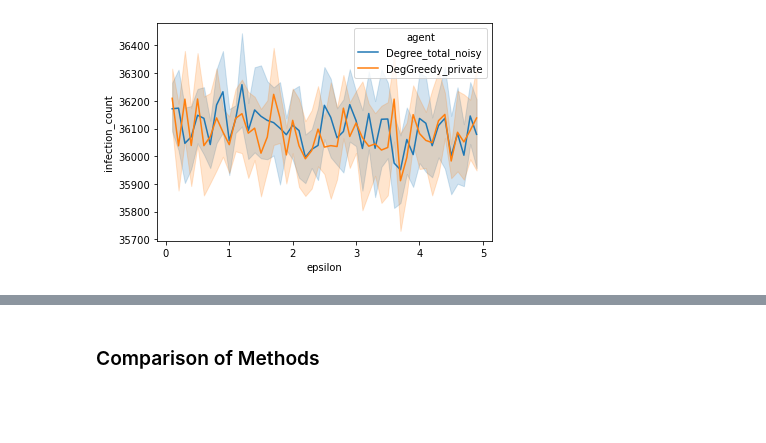
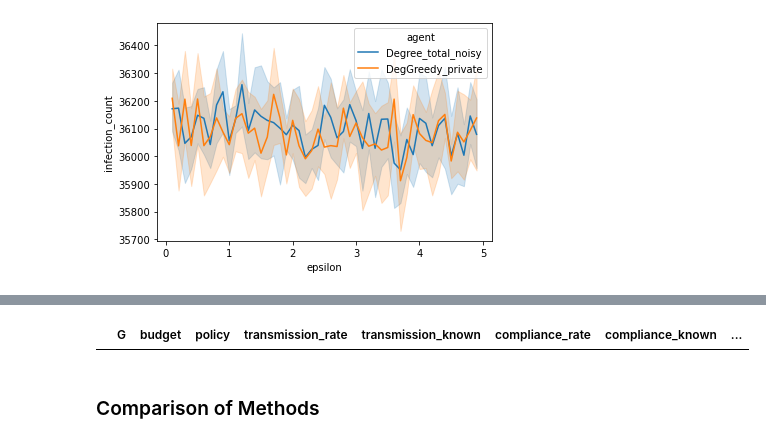
Before and after one commit to gzli929/ContactTracing, a Jupyter notebook: notebooks/experiments_2.ipynb, the cells around one changed output, grey strips where cells are left out. Saved outputs shown, nothing was run; the diff lists cells and outputs as text; code cells hidden in the pictures; blank space fills up the shorter version.

Commit message:
new digital runs

```diff
--- a/notebooks/experiments_2.ipynb
+++ b/notebooks/experiments_2.ipynb
@@ -37,3 +37,7 @@ sns.lineplot(data = df_mont, x = 'epsilon', y = 'infection_count', hue = 'agent'
 # %% [output]
 <AxesSubplot:xlabel='epsilon', ylabel='infection_count'>
 [figure]
+# %%
+df_digital_part1 = pd.read_csv(PROJECT_ROOT / "output" / "run_FSL2A" / "results.csv")
+print(df_digital_part1["agent"])
+df_digital_part1 = df_digital_part1[df_digital_part1["agent"]=="Noisy Degree"]
@@ -40,3 +57,7 @@ sns.lineplot(data = df_mont, x = 'epsilon', y = 'infection_count', hue = 'agent'
+# %%
+df_digital_part1.head()
+# %% [output]
+|  | G | budget | policy | transmission_rate | transmission_known | compliance_rate | compliance_known | ... |
 # %% [markdown]
 ### Comparison of Methods ###
 # %% [markdown]
```
Also changed, not shown: parts of 10 cells of this notebook, 20 other files.
